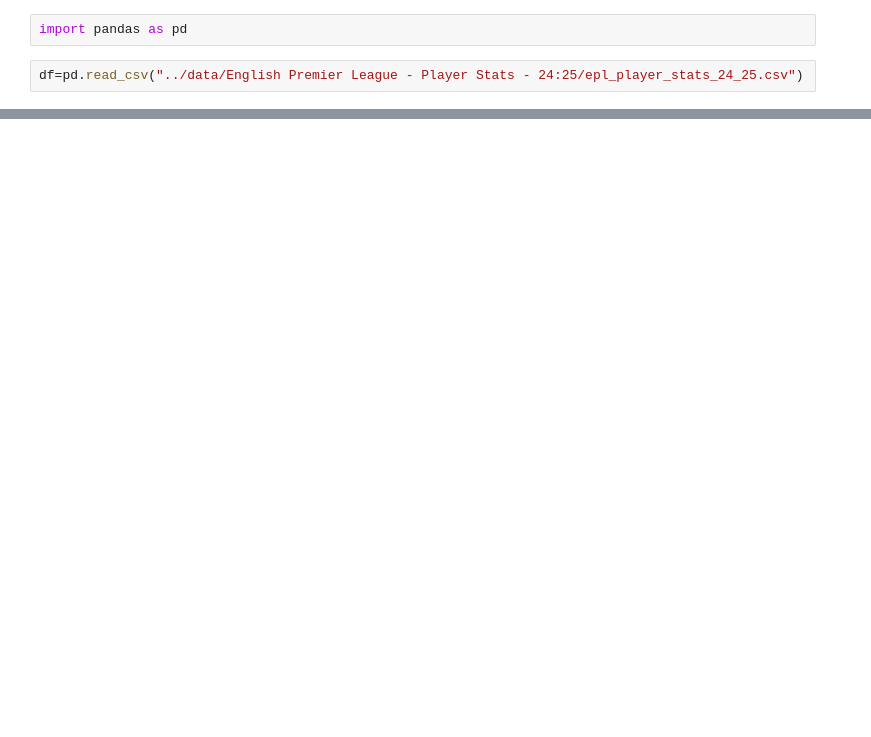
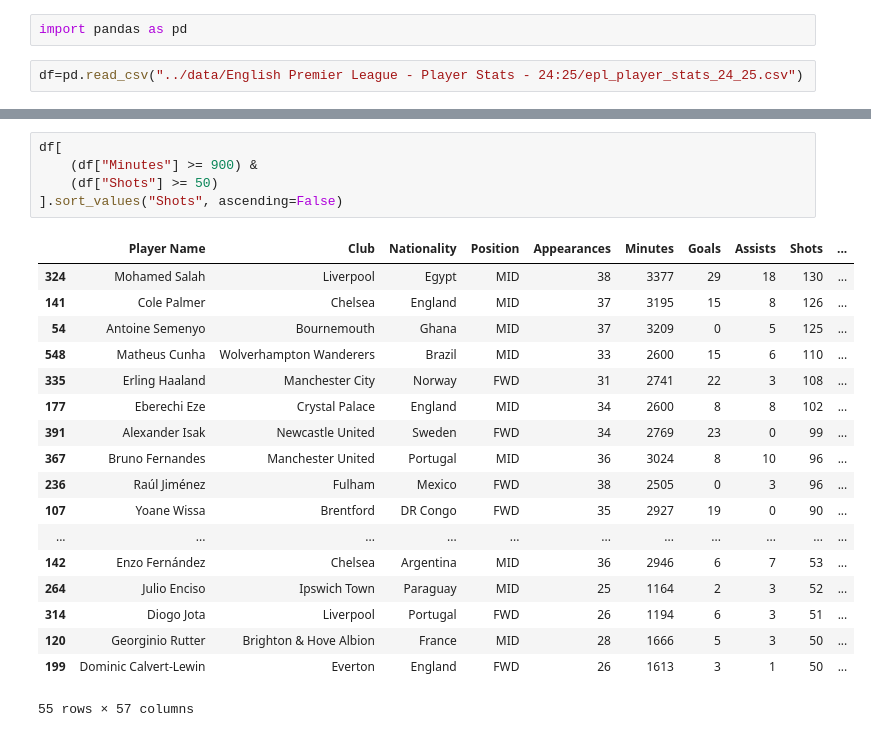
Before and after one commit to ClancyDang/football-data-analysis, a Jupyter notebook: notebooks/01_data_inspection.ipynb, the cells around one changed output, grey strips where cells are left out. Cells and saved outputs as stored; diff of their text form; blank space fills up the shorter version.

```diff
--- a/notebooks/01_data_inspection.ipynb
+++ b/notebooks/01_data_inspection.ipynb
@@ -109,0 +116,24 @@ dtype: object
+# %%
+df[
+    (df["Minutes"] >= 900) &
+    (df["Shots"] >= 50)
+].sort_values("Shots", ascending=False)
+# %% [output]
+|  | Player Name | Club | Nationality | Position | Appearances | Minutes | Goals | Assists | Shots | ... |
+| 324 | Mohamed Salah | Liverpool | Egypt | MID | 38 | 3377 | 29 | 18 | 130 | ... |
+| 141 | Cole Palmer | Chelsea | England | MID | 37 | 3195 | 15 | 8 | 126 | ... |
+| 54 | Antoine Semenyo | Bournemouth | Ghana | MID | 37 | 3209 | 0 | 5 | 125 | ... |
+| 548 | Matheus Cunha | Wolverhampton Wanderers | Brazil | MID | 33 | 2600 | 15 | 6 | 110 | ... |
+| 335 | Erling Haaland | Manchester City | Norway | FWD | 31 | 2741 | 22 | 3 | 108 | ... |
+| 177 | Eberechi Eze | Crystal Palace | England | MID | 34 | 2600 | 8 | 8 | 102 | ... |
+| 391 | Alexander Isak | Newcastle United | Sweden | FWD | 34 | 2769 | 23 | 0 | 99 | ... |
+| 367 | Bruno Fernandes | Manchester United | Portugal | MID | 36 | 3024 | 8 | 10 | 96 | ... |
+| 236 | Raúl Jiménez | Fulham | Mexico | FWD | 38 | 2505 | 0 | 3 | 96 | ... |
+| 107 | Yoane Wissa | Brentford | DR Congo | FWD | 35 | 2927 | 19 | 0 | 90 | ... |
+| ... | ... | ... | ... | ... | ... | ... | ... | ... | ... | ... |
+| 142 | Enzo Fernández | Chelsea | Argentina | MID | 36 | 2946 | 6 | 7 | 53 | ... |
+| 264 | Julio Enciso | Ipswich Town | Paraguay | MID | 25 | 1164 | 2 | 3 | 52 | ... |
+| 314 | Diogo Jota | Liverpool | Portugal | FWD | 26 | 1194 | 6 | 3 | 51 | ... |
+| 120 | Georginio Rutter | Brighton & Hove Albion | France | MID | 28 | 1666 | 5 | 3 | 50 | ... |
+| 199 | Dominic Calvert-Lewin | Everton | England | FWD | 26 | 1613 | 3 | 1 | 50 | ... |
+55 rows × 57 columns
```
Also changed, not shown: parts of 27 cells of this notebook, 1 other file.
